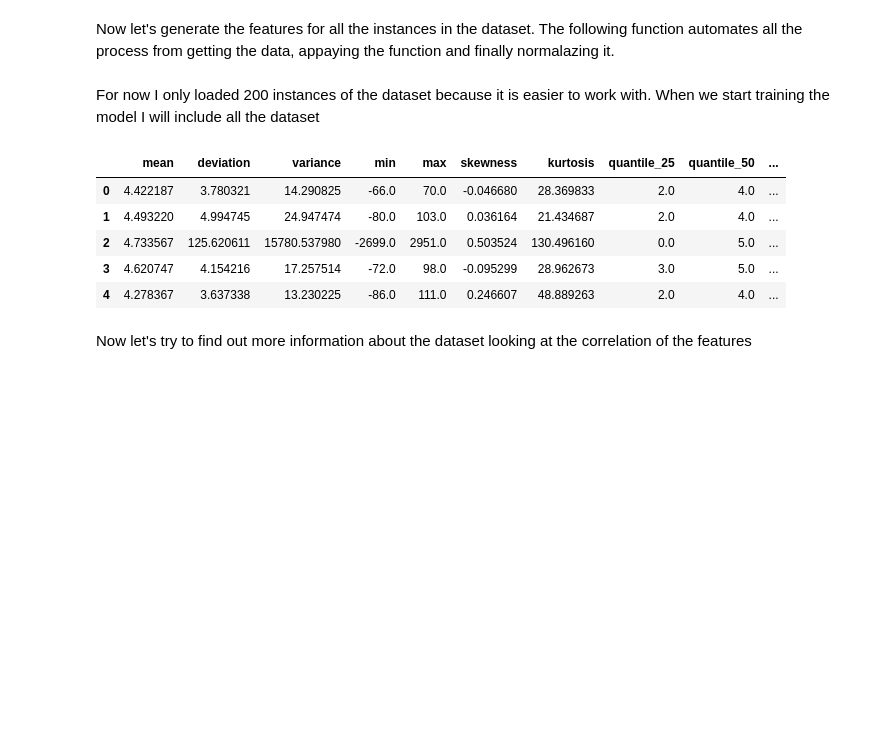
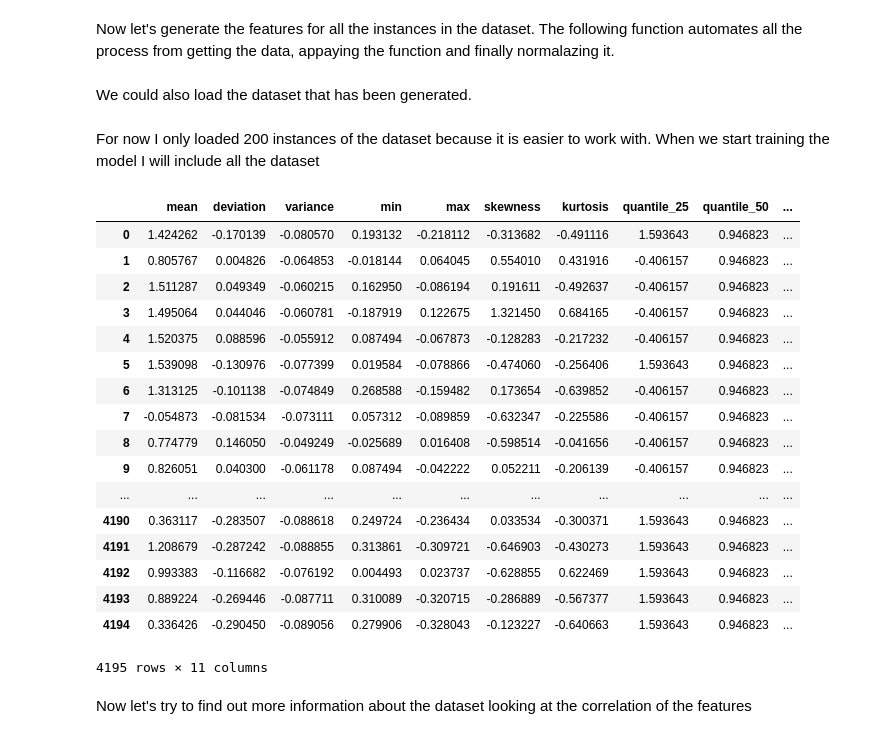
Before and after one commit to polmonroig/earthquake_prediction, a Jupyter notebook: main_kernel.ipynb, the cells around one changed output. Cells and saved outputs as stored; diff of their text form; code cells hidden in the pictures; blank space fills up the shorter version.

```diff
--- a/main_kernel.ipynb
+++ b/main_kernel.ipynb
@@ -13,11 +13,13 @@ import os
 
 
 # define constants
+DATA_DIR = "data/"
 TRAIN_DIR = "data/train/"
 TEST_DIR = ""
 
 # load data into dataframe
 train_files = os.listdir(TRAIN_DIR);
+train_files.sort()
 LANL_train_set = pd.read_csv(os.path.join(TRAIN_DIR, train_files[42]))
 LANL_train_array = np.array(LANL_train_set['acoustic_data'])
 LANL_train_labels = np.array(LANL_train_set['time_to_failure'])
@@ -159,17 +160,31 @@ LANL_X, LANL_y = GetTrainInstances(max_inst=200, normalize=False)
+# %% [markdown]
+We could also load the dataset that has been generated.
 # %%
-LANL_X = pd.read_csv(os.path.join(TRAIN_DIR, "train_data.csv"))
-LANL_y = pd.read_csv(os.path.join(TRAIN_DIR, "train_labels.csv"))
+LANL_X = pd.read_csv(os.path.join(DATA_DIR, "train_data_01.csv"))
+LANL_y = pd.read_csv(os.path.join(DATA_DIR, "train_labels_01.csv"))
 # %% [markdown]
 For now I only loaded 200 instances of the dataset because it is easier to work with. When we start training the model I will include all the dataset
 # %%
-LANL_X.head()
+LANL_X
 # %% [output]
 |  | mean | deviation | variance | min | max | skewness | kurtosis | quantile_25 | quantile_50 | ... |
-| 0 | 4.422187 | 3.780321 | 14.290825 | -66.0 | 70.0 | -0.046680 | 28.369833 | 2.0 | 4.0 | ... |
-| 1 | 4.493220 | 4.994745 | 24.947474 | -80.0 | 103.0 | 0.036164 | 21.434687 | 2.0 | 4.0 | ... |
-| 2 | 4.733567 | 125.620611 | 15780.537980 | -2699.0 | 2951.0 | 0.503524 | 130.496160 | 0.0 | 5.0 | ... |
-| 3 | 4.620747 | 4.154216 | 17.257514 | -72.0 | 98.0 | -0.095299 | 28.962673 | 3.0 | 5.0 | ... |
-| 4 | 4.278367 | 3.637338 | 13.230225 | -86.0 | 111.0 | 0.246607 | 48.889263 | 2.0 | 4.0 | ... |
+| 0 | 1.424262 | -0.170139 | -0.080570 | 0.193132 | -0.218112 | -0.313682 | -0.491116 | 1.593643 | 0.946823 | ... |
+| 1 | 0.805767 | 0.004826 | -0.064853 | -0.018144 | 0.064045 | 0.554010 | 0.431916 | -0.406157 | 0.946823 | ... |
+| 2 | 1.511287 | 0.049349 | -0.060215 | 0.162950 | -0.086194 | 0.191611 | -0.492637 | -0.406157 | 0.946823 | ... |
+| 3 | 1.495064 | 0.044046 | -0.060781 | -0.187919 | 0.122675 | 1.321450 | 0.684165 | -0.406157 | 0.946823 | ... |
+| 4 | 1.520375 | 0.088596 | -0.055912 | 0.087494 | -0.067873 | -0.128283 | -0.217232 | -0.406157 | 0.946823 | ... |
+| 5 | 1.539098 | -0.130976 | -0.077399 | 0.019584 | -0.078866 | -0.474060 | -0.256406 | 1.593643 | 0.946823 | ... |
+| 6 | 1.313125 | -0.101138 | -0.074849 | 0.268588 | -0.159482 | 0.173654 | -0.639852 | -0.406157 | 0.946823 | ... |
+| 7 | -0.054873 | -0.081534 | -0.073111 | 0.057312 | -0.089859 | -0.632347 | -0.225586 | -0.406157 | 0.946823 | ... |
+| 8 | 0.774779 | 0.146050 | -0.049249 | -0.025689 | 0.016408 | -0.598514 | -0.041656 | -0.406157 | 0.946823 | ... |
+| 9 | 0.826051 | 0.040300 | -0.061178 | 0.087494 | -0.042222 | 0.052211 | -0.206139 | -0.406157 | 0.946823 | ... |
+| ... | ... | ... | ... | ... | ... | ... | ... | ... | ... | ... |
+| 4190 | 0.363117 | -0.283507 | -0.088618 | 0.249724 | -0.236434 | 0.033534 | -0.300371 | 1.593643 | 0.946823 | ... |
+| 4191 | 1.208679 | -0.287242 | -0.088855 | 0.313861 | -0.309721 | -0.646903 | -0.430273 | 1.593643 | 0.946823 | ... |
+| 4192 | 0.993383 | -0.116682 | -0.076192 | 0.004493 | 0.023737 | -0.628855 | 0.622469 | 1.593643 | 0.946823 | ... |
+| 4193 | 0.889224 | -0.269446 | -0.087711 | 0.310089 | -0.320715 | -0.286889 | -0.567377 | 1.593643 | 0.946823 | ... |
+| 4194 | 0.336426 | -0.290450 | -0.089056 | 0.279906 | -0.328043 | -0.123227 | -0.640663 | 1.593643 | 0.946823 | ... |
+4195 rows × 11 columns
 # %% [markdown]
 Now let's try to find out more information about the dataset looking at the correlation of the features
 # %%
```
Also changed, not shown: parts of 17 cells of this notebook.
